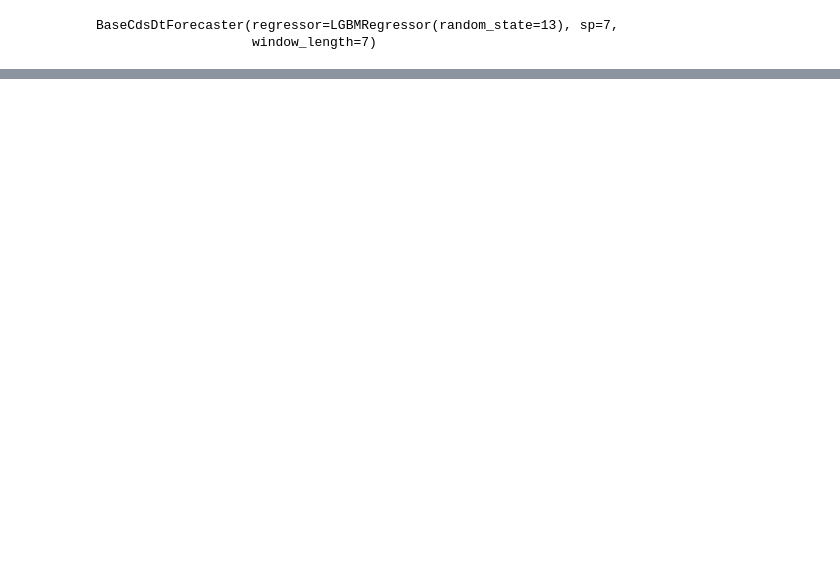
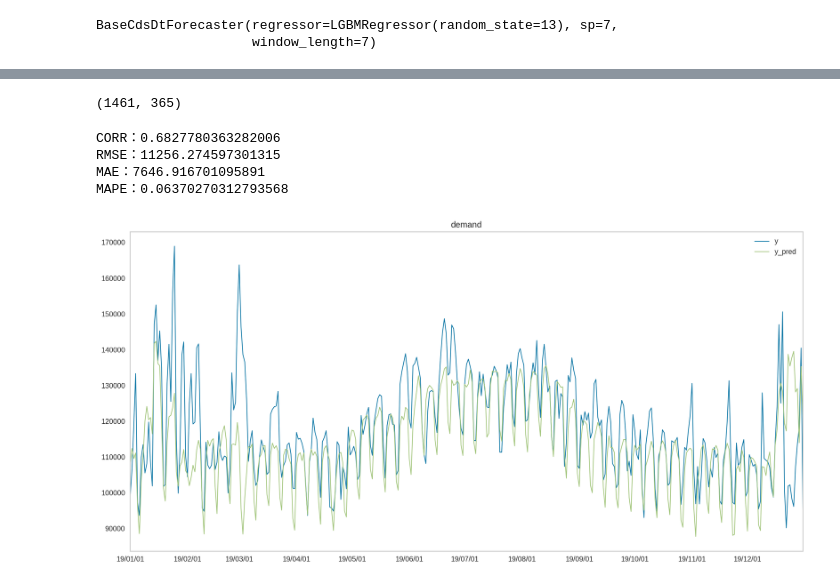
Before and after one commit to kosekitau/kaggle, a Jupyter notebook: Daily_Electricity_Priceand_DemandData/PyCaret_DemandForecast.ipynb, the cells around one changed output, grey strips where cells are left out. Cells and saved outputs as stored; diff of their text form; code cells hidden in the pictures; blank space fills up the shorter version.

```diff
--- a/Daily_Electricity_Priceand_DemandData/PyCaret_DemandForecast.ipynb
+++ b/Daily_Electricity_Priceand_DemandData/PyCaret_DemandForecast.ipynb
@@ -232,0 +179,6 @@ ValueError: ignored
+# %%
+df_test = pd.read_csv(path, index_col=0, parse_dates=True)
+df_test["holiday"] = df_test["holiday"].map({'N': 0, 'Y': 1})
+df_test["school_day"] = df_test["school_day"].map({'N': 0, 'Y': 1})
+X_test = df_test.loc["2019-01-01" : "2019-12-31"].drop(["demand", 'RRP', 'demand_pos_RRP', 'RRP_positive', 'demand_neg_RRP', 'RRP_negative', 'frac_at_neg_RRP'], axis=1)
+X_test.head()
@@ -232,0 +193,42 @@ ValueError: ignored
+# %%
+y_pred = predict_model(final_lgbm, X=X_test)["y_pred"].to_numpy()
+# %%
+len(y), len(y_pred)
+# %% [output]
+(1461, 365)
+# %%
+import matplotlib.pyplot as plt
+from matplotlib.dates import DateFormatter
+from sklearn.metrics import mean_squared_error, mean_absolute_error,  mean_absolute_percentage_error
+
+x = df_test.loc["2019-01-01" : "2019-12-31"].index
+y = df_test.loc["2019-01-01" : "2019-12-31"]["demand"].to_numpy()
+
+corr = np.corrcoef(y, y_pred)[0][1]
+print(f"CORR：{corr}")
+rmse = mean_squared_error(y, y_pred, squared=False)
+print(f"RMSE：{rmse}")
+mae = mean_absolute_error(y, y_pred)
+print(f"MAE：{mae}")
+mape = mean_absolute_percentage_error(y, y_pred)
+print(f"MAPE：{mape}")
+
+fig = plt.figure(figsize=(14, 7), dpi=180)
+title = "demand"
+ax = fig.add_subplot(111)
+ax.plot(x, y, linewidth=1.0, label='y')
+ax.plot(x, y_pred, linewidth=1.0, label="y_pred")
+ax.xaxis.set_major_formatter(DateFormatter("%y/%m/%d"))
+ax.set_xlim(x[0], x[-1])
+ax.set_title(title, fontsize=12)
+fig.tight_layout()
+plt.legend()
+plt.grid()
+plt.show()
+plt.close()
+# %% [output]
+CORR：0.6827780363282006
+RMSE：11256.274597301315
+MAE：7646.916701095891
+MAPE：0.06370270312793568
+[figure, added]
```
Also changed, not shown: parts of 14 cells of this notebook.
